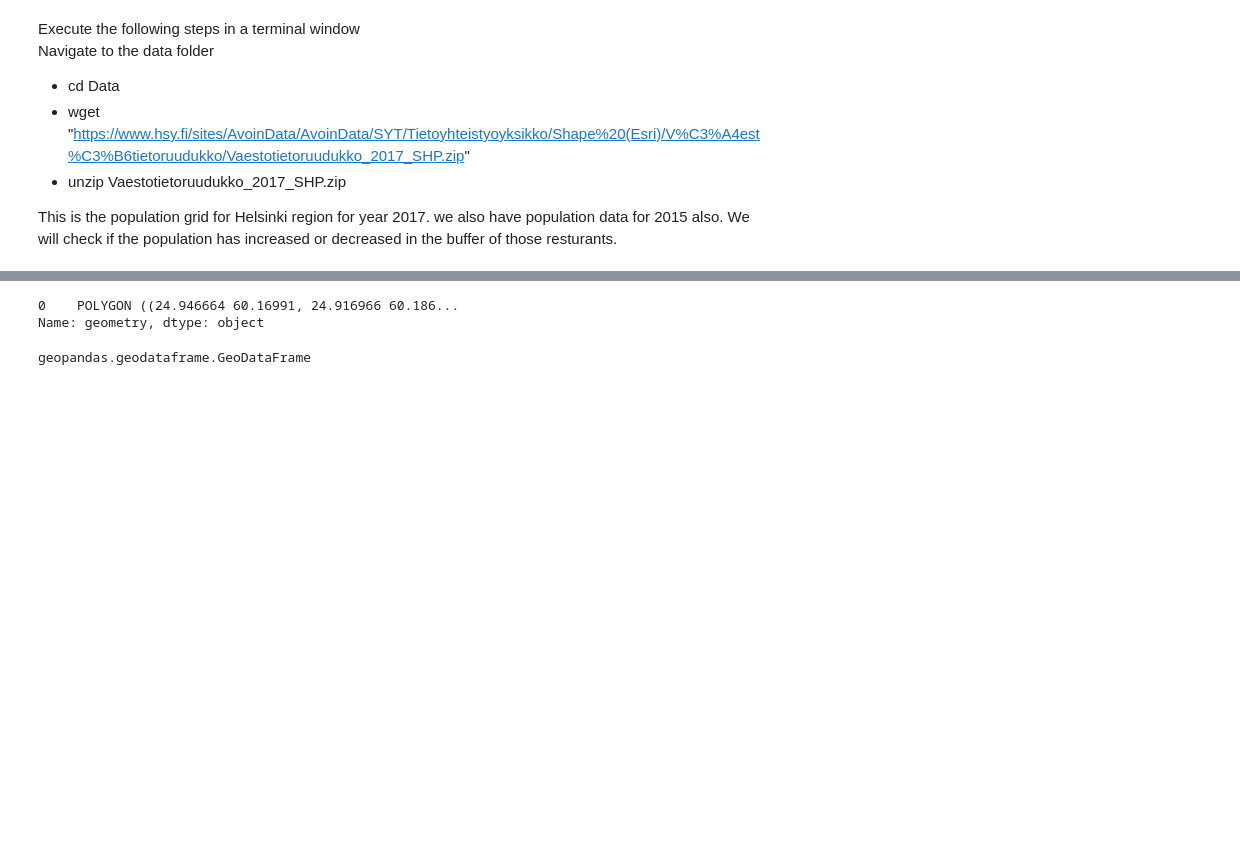
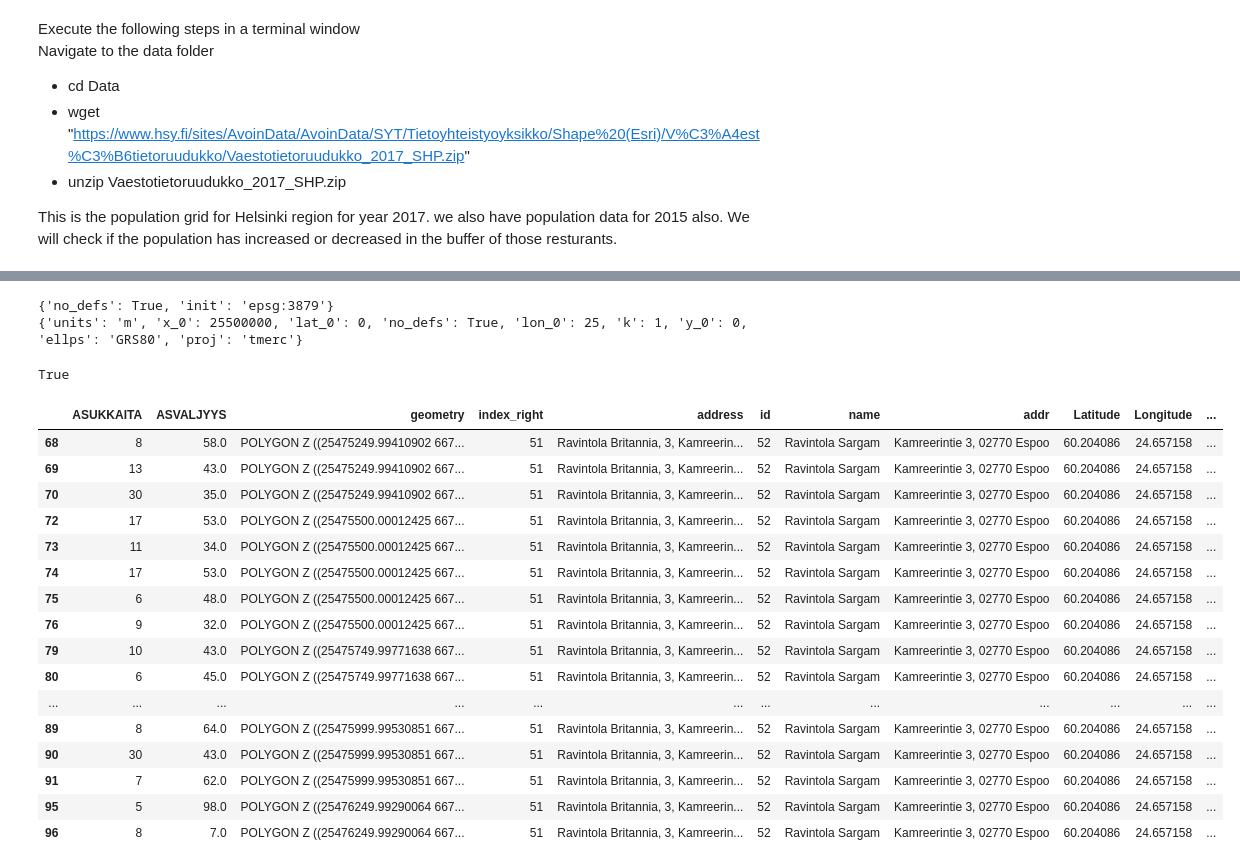
Before and after one commit to AdBinay/NepaleseResturantHelsinkiRegion, a Jupyter notebook: notebooks/FinalAssignment/FinalAssignmentAutoGIS_v2.ipynb, the cells around one changed output, grey strips where cells are left out. Drawn from its saved outputs; the diff is of its cells as text; code cells hidden in the pictures; blank space fills up the shorter version.

```diff
--- a/notebooks/FinalAssignment/FinalAssignmentAutoGIS_v2.ipynb
+++ b/notebooks/FinalAssignment/FinalAssignmentAutoGIS_v2.ipynb
@@ -178,11 +215,11 @@ print(geodata1.head(2))
 # %%
 #geodata1 = geodata
-geodata1['geometry'] = geodata1['buffer']
+#geodata1['geometry'] = geodata1['buffer']
 print(geodata1.head(3))
 type(geodata1)
 
 # save the GeoDataFrame
-geodata1.to_file(driver = 'ESRI Shapefile', filename= "NepaliResturant2kmBuffer.shp")
+#geodata1.to_file(driver = 'ESRI Shapefile', filename= "NepaliResturant2kmBuffer.shp")
 # %% [output]
                                              address  \
 0  Caverna, 5, Yliopistonkatu, Keskusta, Kluuvi, ...
@@ -265,12 +292,38 @@ print(geodata1.crs)
 print(HelPop.crs)
 
 # Reproject the population data according to geodata
+#HelPop = HelPop.to_crs(geodata1.crs)
+
+#Let's re-project geodata to the projection of the population layer:
 geodata1 = geodata1.to_crs(HelPop.crs)
+
 # Lets check if the projection are same or not?
 geodata1.crs == HelPop.crs
+# %% [output]
+{'no_defs': True, 'init': 'epsg:3879'}
+{'units': 'm', 'x_0': 25500000, 'lat_0': 0, 'no_defs': True, 'lon_0': 25, 'k': 1, 'y_0': 0, 'ellps': 'GRS80', 'proj': 'tmerc'}
+True
 # %%
 # Make a spatial join
 HelPop1 = gpd.sjoin(HelPop, geodata1, how="inner", op="within")
 
 # Let's check the result
-HelPop1.head()
+HelPop1.head(20)
+# %% [output]
+|  | ASUKKAITA | ASVALJYYS | geometry | index_right | address | id | name | addr | Latitude | Longitude | ... |
+| 68 | 8 | 58.0 | POLYGON Z ((25475249.99410902 667... | 51 | Ravintola Britannia, 3, Kamreerin... | 52 | Ravintola Sargam | Kamreerintie 3, 02770 Espoo | 60.204086 | 24.657158 | ... |
+| 69 | 13 | 43.0 | POLYGON Z ((25475249.99410902 667... | 51 | Ravintola Britannia, 3, Kamreerin... | 52 | Ravintola Sargam | Kamreerintie 3, 02770 Espoo | 60.204086 | 24.657158 | ... |
+| 70 | 30 | 35.0 | POLYGON Z ((25475249.99410902 667... | 51 | Ravintola Britannia, 3, Kamreerin... | 52 | Ravintola Sargam | Kamreerintie 3, 02770 Espoo | 60.204086 | 24.657158 | ... |
+| 72 | 17 | 53.0 | POLYGON Z ((25475500.00012425 667... | 51 | Ravintola Britannia, 3, Kamreerin... | 52 | Ravintola Sargam | Kamreerintie 3, 02770 Espoo | 60.204086 | 24.657158 | ... |
+| 73 | 11 | 34.0 | POLYGON Z ((25475500.00012425 667... | 51 | Ravintola Britannia, 3, Kamreerin... | 52 | Ravintola Sargam | Kamreerintie 3, 02770 Espoo | 60.204086 | 24.657158 | ... |
+| 74 | 17 | 53.0 | POLYGON Z ((25475500.00012425 667... | 51 | Ravintola Britannia, 3, Kamreerin... | 52 | Ravintola Sargam | Kamreerintie 3, 02770 Espoo | 60.204086 | 24.657158 | ... |
+| 75 | 6 | 48.0 | POLYGON Z ((25475500.00012425 667... | 51 | Ravintola Britannia, 3, Kamreerin... | 52 | Ravintola Sargam | Kamreerintie 3, 02770 Espoo | 60.204086 | 24.657158 | ... |
+| 76 | 9 | 32.0 | POLYGON Z ((25475500.00012425 667... | 51 | Ravintola Britannia, 3, Kamreerin... | 52 | Ravintola Sargam | Kamreerintie 3, 02770 Espoo | 60.204086 | 24.657158 | ... |
+| 79 | 10 | 43.0 | POLYGON Z ((25475749.99771638 667... | 51 | Ravintola Britannia, 3, Kamreerin... | 52 | Ravintola Sargam | Kamreerintie 3, 02770 Espoo | 60.204086 | 24.657158 | ... |
+| 80 | 6 | 45.0 | POLYGON Z ((25475749.99771638 667... | 51 | Ravintola Britannia, 3, Kamreerin... | 52 | Ravintola Sargam | Kamreerintie 3, 02770 Espoo | 60.204086 | 24.657158 | ... |
+| ... | ... | ... | ... | ... | ... | ... | ... | ... | ... | ... | ... |
+| 89 | 8 | 64.0 | POLYGON Z ((25475999.99530851 667... | 51 | Ravintola Britannia, 3, Kamreerin... | 52 | Ravintola Sargam | Kamreerintie 3, 02770 Espoo | 60.204086 | 24.657158 | ... |
+| 90 | 30 | 43.0 | POLYGON Z ((25475999.99530851 667... | 51 | Ravintola Britannia, 3, Kamreerin... | 52 | Ravintola Sargam | Kamreerintie 3, 02770 Espoo | 60.204086 | 24.657158 | ... |
+| 91 | 7 | 62.0 | POLYGON Z ((25475999.99530851 667... | 51 | Ravintola Britannia, 3, Kamreerin... | 52 | Ravintola Sargam | Kamreerintie 3, 02770 Espoo | 60.204086 | 24.657158 | ... |
+| 95 | 5 | 98.0 | POLYGON Z ((25476249.99290064 667... | 51 | Ravintola Britannia, 3, Kamreerin... | 52 | Ravintola Sargam | Kamreerintie 3, 02770 Espoo | 60.204086 | 24.657158 | ... |
+| 96 | 8 | 7.0 | POLYGON Z ((25476249.99290064 667... | 51 | Ravintola Britannia, 3, Kamreerin... | 52 | Ravintola Sargam | Kamreerintie 3, 02770 Espoo | 60.204086 | 24.657158 | ... |
@@ -280,21 +329,0 @@ HelPop1.head()
-# %%
-import geopandas as gpd
-from shapely.geometry import Polygon
-
-lat_point_list = [60.169910, 60.186316, 60.167375, 60.164709]
-lon_point_list = [24.946664,  24.916966, 24.932719, 24.933405]
-
-polygon_geom = Polygon(zip(lon_point_list, lat_point_list))
-crs = {'init': 'epsg:4326'}
-polygon = gpd.GeoDataFrame(index=[0], crs=crs, geometry=[polygon_geom])
-print(polygon.geometry)
-
-polygon.to_file(filename='polygon.geojson', driver='GeoJSON')
-polygon.to_file(filename='polygon.shp', driver="ESRI Shapefile")
-# %% [output]
-0    POLYGON ((24.946664 60.16991, 24.916966 60.186...
-Name: geometry, dtype: object
-# %%
-type(polygon)
-# %% [output]
-geopandas.geodataframe.GeoDataFrame
```
Also changed, not shown: parts of 28 cells of this notebook, 1 other file.
